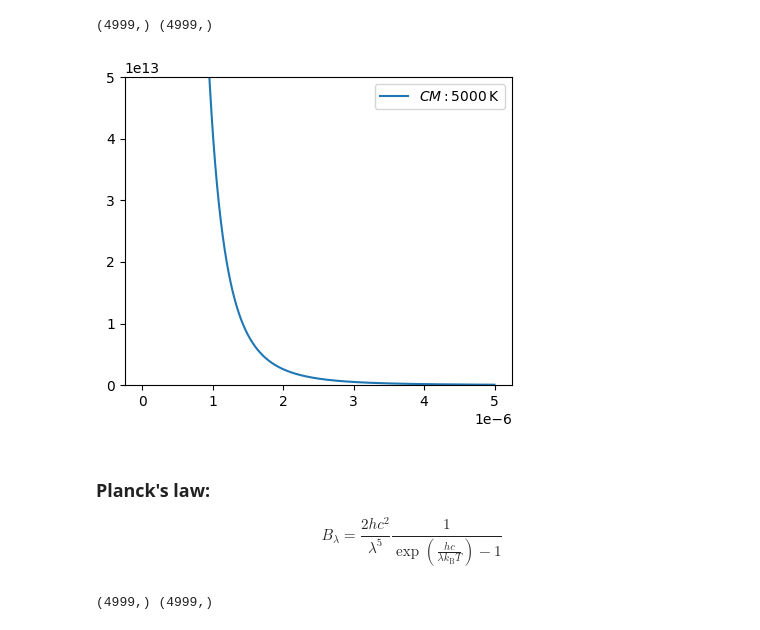
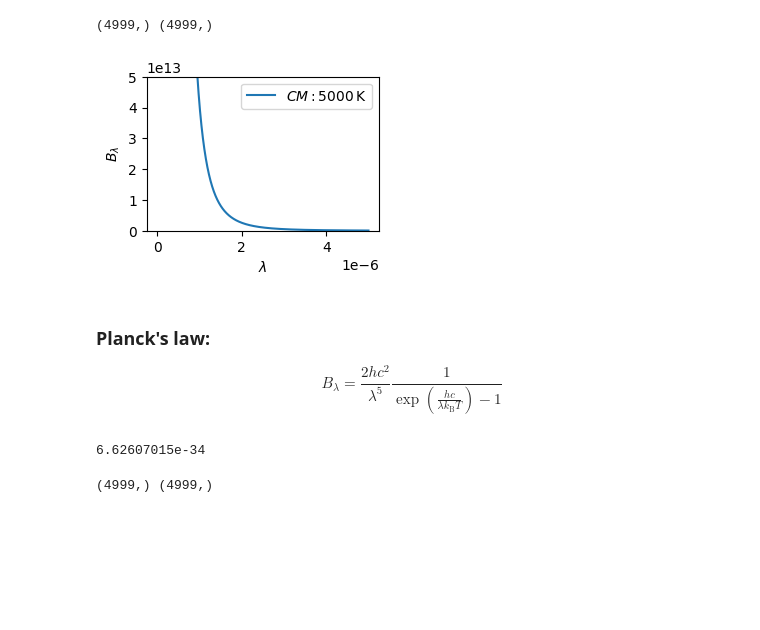
Before and after one commit to wbandabarragan/quantum-mechanics-1, a Jupyter notebook: unit-1/notebook_2.ipynb, the cells around one changed output. Saved outputs shown, nothing was run; the diff lists cells and outputs as text; code cells hidden in the pictures; blank space fills up the shorter version.

```diff
--- a/unit-1/notebook_2.ipynb
+++ b/unit-1/notebook_2.ipynb
@@ -68,17 +68,20 @@ print(l_b.shape, s_r.shape)
 # %%
 # Plotting
 
-plt.figure(figsize=(5,4))
+plt.figure(figsize=(3,2))
 
 plt.plot(l_b, s_r, label = r"$CM: 5000\,\rm K$")
 
 plt.ylim(0, 5.e13)
 
 plt.legend()
 
+plt.xlabel(r"$\lambda$")
+plt.ylabel(r"$B_{\lambda}$")
+
 plt.show()
 # %% [output]
-[figure, old version]
+[figure, new version]
 # %% [markdown]
 ### Planck's law:
 
@@ -87,7 +90,7 @@ $$B_\lambda =\frac{2hc^2}{\lambda^5}\frac 1{ \exp\left(\frac{hc}{\lambda k_\math
 # Define Planck constant
 h = cte.h
 
-#print(h)
+print(h)
 
 # Planck function:
 
@@ -101,6 +104,8 @@ def planck(l_b, t_b):
   B_l = ((2*h*c**2)/(l_b**5))*((1)/(np.exp((h*c)/(l_b*kb*t_b)) - 1)) #spectral radiance in SI units
 
   return B_l # values that we want the function to output
+# %% [output]
+6.62607015e-34
 # %%
 # Call the function for the Yaxis values
 s_r2 = planck(l_b, t_b)
```
Also changed, not shown: parts of 4 cells of this notebook.
